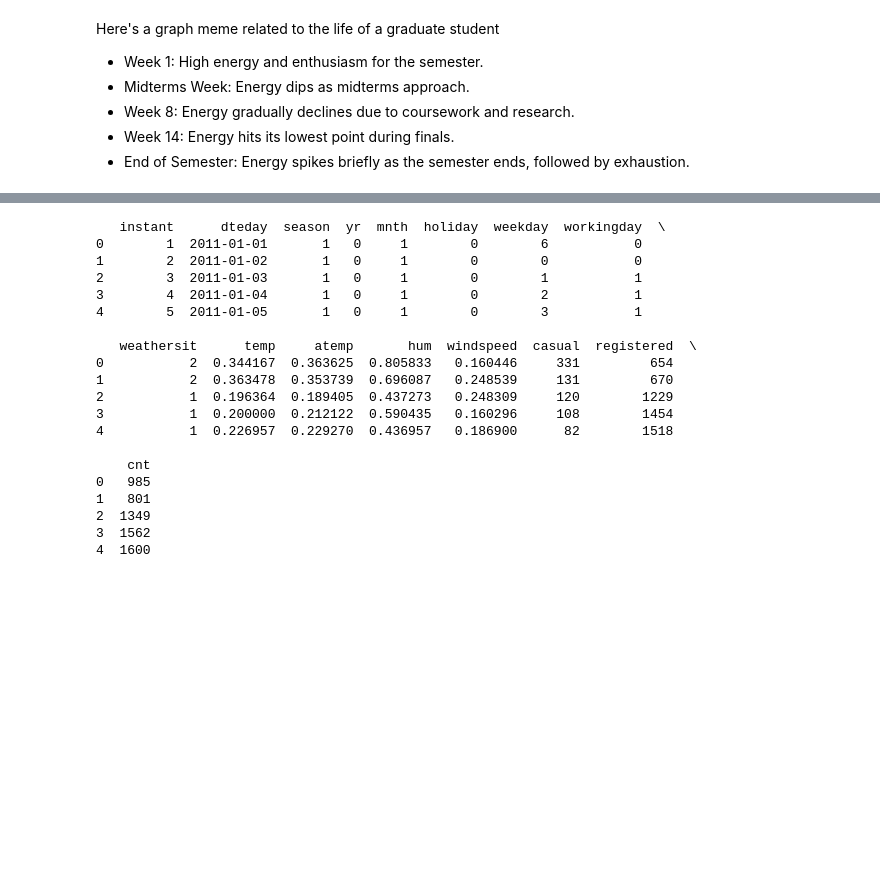
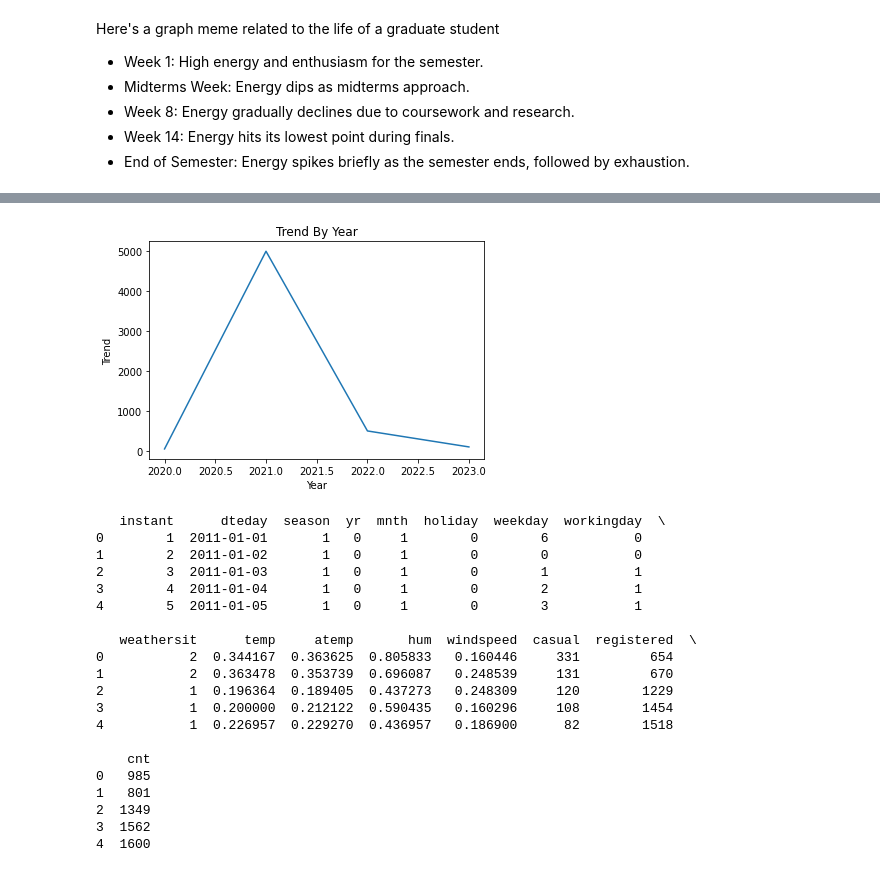
Before and after one commit to nafisdev/DataDelight, a Jupyter notebook: Pandas_matplotlib_Session/visualization.ipynb, the cells around one changed output, grey strips where cells are left out. Cells and saved outputs as stored; diff of their text form; code cells hidden in the pictures; blank space fills up the shorter version.

```diff
--- a/Pandas_matplotlib_Session/visualization.ipynb
+++ b/Pandas_matplotlib_Session/visualization.ipynb
@@ -32,3 +32,15 @@ plt.show()
+# %%
+
+year_number = [2020, 2021 , 2022 , 2023]
+trend = [50,  5000,500,100]
+plt.plot(year_number, trend)
+plt.ticklabel_format(axis='y', style='plain')
+plt.title('Trend By Year')
+plt.xlabel('Year')
+plt.ylabel('Trend')
+plt.savefig('meme.jpg')
+# %% [output]
+[figure, added]
 # %%
 ## 1. Bike Sharing Time Series ##
 
```
Also changed, not shown: parts of 1 cell of this notebook, 1 other file.
